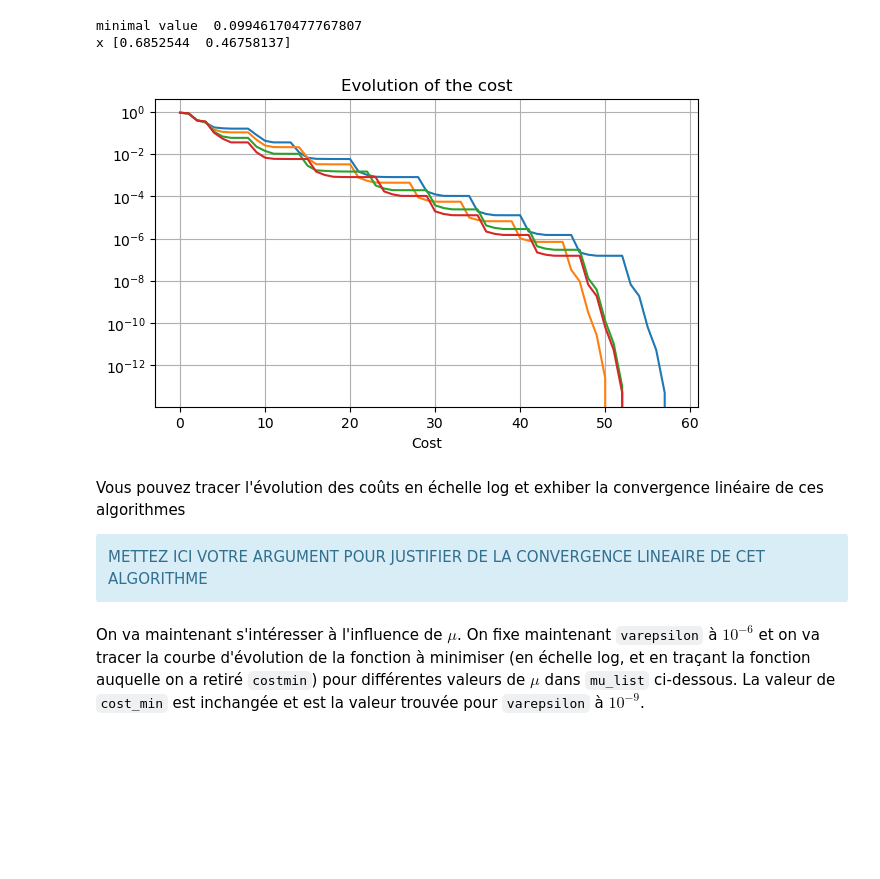
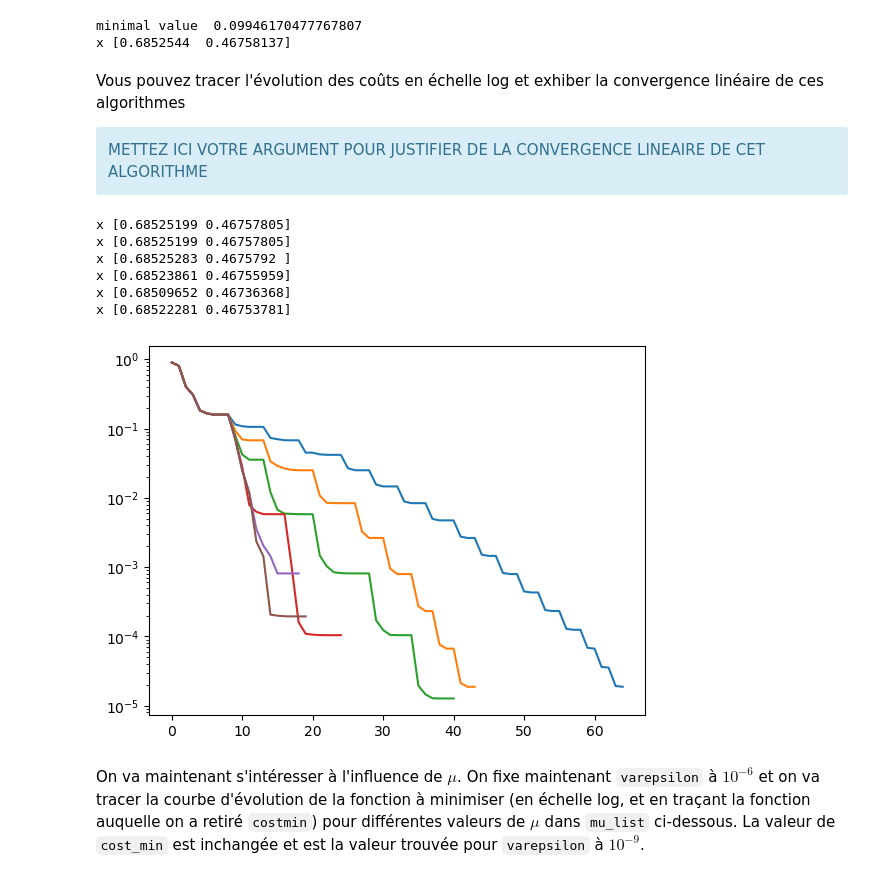
Before and after one commit to paulrohel/TP-OPTI-LISSE, a Jupyter notebook: TP3_Points interieurs.ipynb, the cells around one changed output. Drawn from its saved outputs; the diff is of its cells as text; code cells hidden in the pictures; blank space fills up the shorter version.

```diff
--- a/TP3_Points interieurs.ipynb
+++ b/TP3_Points interieurs.ipynb
@@ -112,17 +112,19 @@ class non_lin_cst() :
         self.nb_grad=0 # number of evaluations of the function self.grad()
         self.nb_hess=0 # number of evaluations of the function self.Hess()
     def value(self,x) :
+        self.nb_eval += 1
         if self.g.value(x) > 0:
             return np.inf
-        else:
-            self.nb_eval += 1
-            return self.f.value(x) - (1/self.t)*np.log(-self.g.value(x))
-        return None
+        return self.f.value(x) - (1/self.t)*np.log(-self.g.value(x))
     def grad(self,x) :
+        if self.g.value(x) > 0:
+            return np.full_like(x, np.inf)
         self.nb_grad += 1
         return self.f.grad(x) - (1/self.t)*self.g.grad(x)/self.g.value(x)
     def Hess(self,x) :
         self.nb_hess += 1
+        if self.g.value(x) > 0:
+            return np.full((len(x), len(x)), np.inf)
         grad_g = self.g.grad(x).reshape(-1,1)
         return self.f.Hess(x) + (1/self.t)*(-self.g.Hess(x)/self.g.value(x) +  grad_g@grad_g.T  /self.g.value(x)**2)
 # %% [markdown]
@@ -286,28 +289,27 @@ print('x',x) # x [0.68525439 0.46758135]
 # %% [output]
 minimal value  0.09946170477767807
 x [0.6852544  0.46758137]
-# %%
-mu_list = [10,20,50,100]
-costs_list = []
-for mu in mu_list:
-    f_t=non_lin_cst(func.Rosen(),square2(),mu)
-    costs,x=central_path(f_t,10,1.e-9,np.array([0,0]))
-    cost_min=np.min(costs)
-    costs_list.append(costs - cost_min)
-
-plt.figure(figsize=(7,4))
-for costs_to_plot in costs_list:
-    plt.plot(costs_to_plot)
-plt.yscale('log')
-plt.xlabel('Cost')
-plt.title('Evolution of the cost')
-plt.grid()
-plt.show()
-# %% [output]
-[figure, removed]
 # %% [markdown]
 Vous pouvez tracer l'évolution des coûts en échelle log et exhiber la convergence linéaire de ces algorithmes
 <div class="alert alert-block alert-info"> METTEZ ICI VOTRE ARGUMENT POUR JUSTIFIER DE LA CONVERGENCE LINEAIRE DE CET ALGORITHME
 </div>
+# %%
+f_t=non_lin_cst(func.Rosen(),square2(),10)
+mu_list=[2,4,10,100,1000,5000]
+varepsilon = 1.e-6
+
+for mu in mu_list :
+    f_t=non_lin_cst(func.Rosen(),square2(),10)
+    costs,x=central_path(f_t,mu,varepsilon,np.array([0,0]))
+    plt.semilogy(costs - cost_min)
+    print('x',x)
+# %% [output]
+x [0.68525199 0.46757805]
+x [0.68525199 0.46757805]
+x [0.68525283 0.4675792 ]
+x [0.68523861 0.46755959]
+x [0.68509652 0.46736368]
+x [0.68522281 0.46753781]
+[figure, added]
 # %% [markdown]
 On va maintenant s'intéresser à l'influence de $\mu$. On fixe maintenant `varepsilon` à $10^{-6}$ et on va tracer la courbe d'évolution de la fonction à minimiser (en échelle log, et en traçant la fonction auquelle on a retiré `costmin`) pour différentes valeurs de $\mu$ dans `mu_list` ci-dessous. La valeur de `cost_min` est inchangée et est la valeur trouvée pour `varepsilon` à $10^{-9}$.
```
Also changed, not shown: parts of 4 cells of this notebook, 2 other files.
